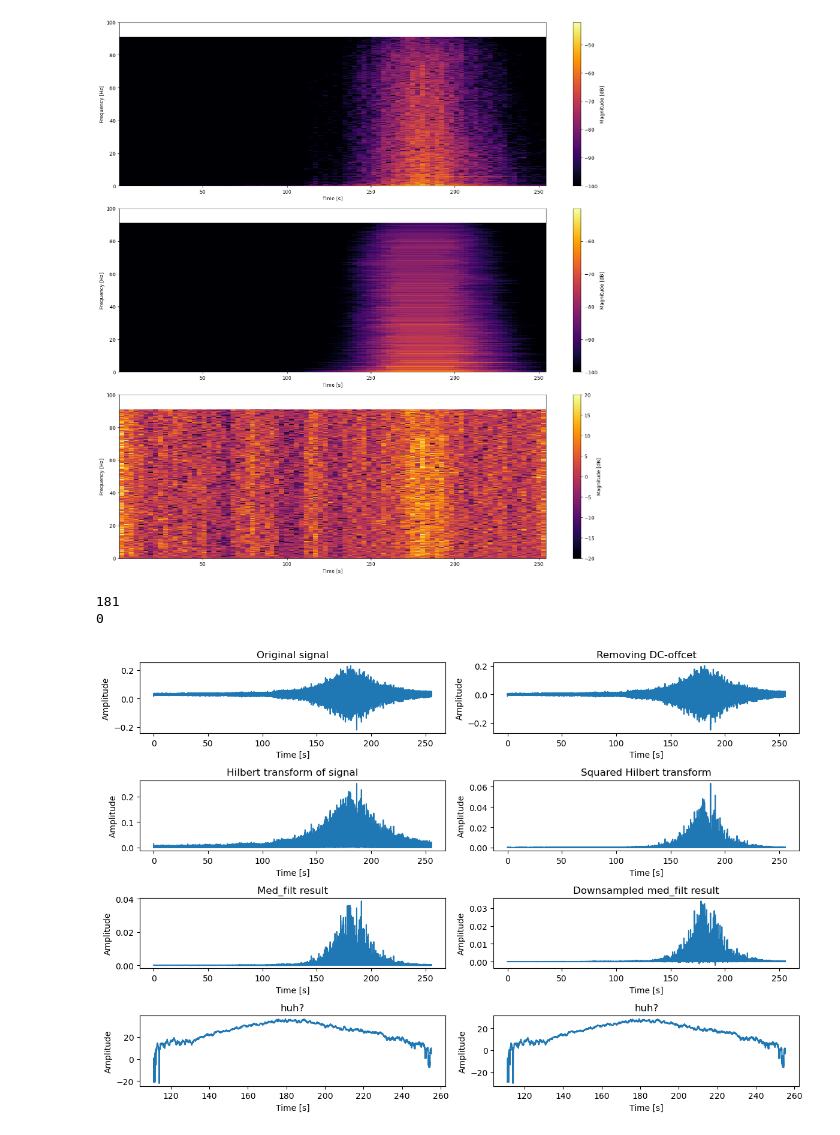
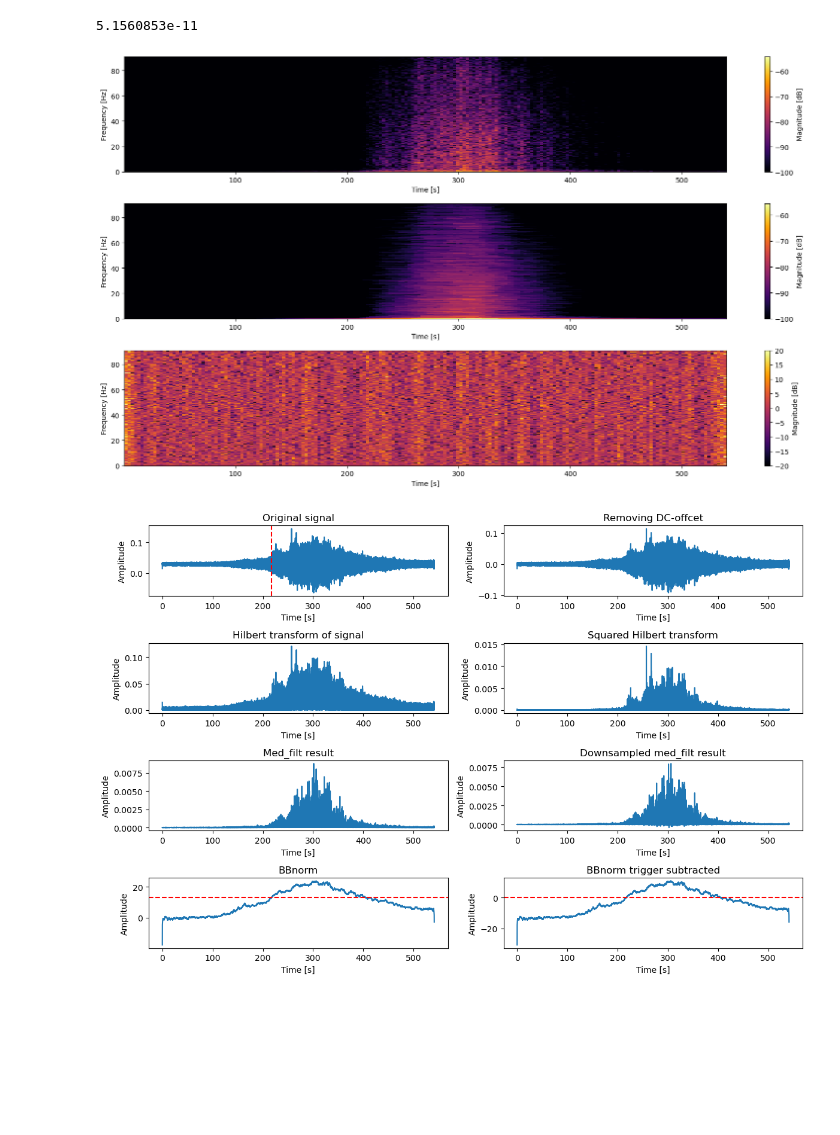
Before and after one commit to josigar123/hydrophonic-detection, a Jupyter notebook: data/Processing_scripts/Hilbert_BB.ipynb, the cells around one changed output. Cells and saved outputs as stored; diff of their text form; code cells hidden in the pictures; blank space fills up the shorter version.

Commit message:
Test ready functions for DEMON and BroadBand detection

```diff
--- a/data/Processing_scripts/Hilbert_BB.ipynb
+++ b/data/Processing_scripts/Hilbert_BB.ipynb
@@ -10,7 +10,7 @@ import numpy as np
 from scipy.signal import hilbert, resample_poly
 import librosa
 
-input_file = "/Users/christofferaaseth/Documents/GitHub/hydrophonic-detection/Sound_data/Wav_files/Cargo/003918.wav"
+input_file = "/Users/christofferaaseth/Documents/GitHub/hydrophonic-detection/Sound_data/001029.wav"
 
 #Getting data from wav file
 data_org, sr = librosa.load(input_file)
@@ -43,47 +43,63 @@ DS_t = np.linspace(0,(len(DS_h)/DS_Fs),len(DS_h))
 
 #Henter ut spectrogram for DEMON (demon_sx)
 demon_f, demon_t, demon_sx = signal.spectrogram(DS_h, DS_Fs, nperseg=600, detrend=False)
-
+print(demon_sx[0][1])
 #med filt over hver kolonne
 demon_sx_med = np.zeros((len(demon_sx),len(demon_sx[0])))
 for k in range(len(demon_sx)):
-    demon_sx_med[k] = signal.medfilt(demon_sx[k],kernel_size=25)
+    demon_sx_med[k] = signal.medfilt(demon_sx[k],kernel_size=11)
 
 demon_sx_norm = demon_sx/demon_sx_med
 
 
 # Plot spectrogram
-plt.figure(figsize=(16, 16))  # Define figure for results
+plt.figure(figsize=(16, 9))  # Define figure for results
 plt.subplot(3,1,1)
 plt.pcolormesh(demon_t, demon_f, 10*np.log10(demon_sx), vmin=-100, cmap='inferno')  # Draw spectrogram image
 plt.xlabel("Time [s]")         # Axis labels and scales
 plt.ylabel("Frequency [Hz]")
-plt.ylim(0, 100)
 plt.colorbar(label="Magnitude [dB]")  # Colorbar for intensity scale
 
 plt.subplot(3, 1, 2)
 plt.pcolormesh(demon_t, demon_f, 10*np.log10(demon_sx_med), vmin=-100, cmap='inferno')  # Draw spectrogram image
 plt.xlabel("Time [s]")         # Axis labels and scales
 plt.ylabel("Frequency [Hz]")
-plt.ylim(0, 100)
 plt.colorbar(label="Magnitude [dB]")  # Colorbar for intensity scale
 
 
 plt.subplot(3,1,3)
-plt.pcolormesh(demon_t, demon_f, 10*np.log10(demon_sx_norm), vmin=-20, vmax=20, cmap='inferno')  # Draw spectrogram image
+plt.pcolormesh(demon_t, demon_f, 10*np.log10(demon_sx_norm), vmin=-20, vmax=20,cmap='inferno')  # Draw spectrogram image
 plt.xlabel("Time [s]")         # Axis labels and scales
 plt.ylabel("Frequency [Hz]")
-plt.ylim(0, 100)
 plt.colorbar(label="Magnitude [dB]")  # Colorbar for intensity scale
 plt.tight_layout()
 # %% [output]
+5.1560853e-11
-[figure, old version]
+[figure, new version]
 # %%
+noice_t_start = 0
+window_size = 2.5
+trigger = 13
+noice_t_stop = int((noice_t_start+window_size)*DS_Fs)
+noice = np.mean(DS_h[noice_t_start:noice_t_stop])
+
+#If even +1, if odd ok
+kernel_size = int(window_size*DS_Fs)+int(int(window_size*DS_Fs) % 2 == 0)
+
+signal_1 = 10*np.log10(signal.medfilt(DS_h,kernel_size=kernel_size)/noice) - trigger
+try:
+    indices = np.where(signal_1 > 0)[0]
+    Trigger_time_1 = indices[0]/DS_Fs
+except:
+    Trigger_time_1 = 0
+    print("trigger too high")
+
 #plotting results
 plt.figure(figsize=(12,8))
 
 plt.subplot(4,2,1)
 plt.plot(t,data_offcet)
+plt.axvline(x=Trigger_time_1,color='red',linestyle='--')
 plt.title("Original signal")
 plt.xlabel("Time [s]")
 plt.ylabel("Amplitude")
@@ -118,39 +134,26 @@ plt.title("Downsampled med_filt result")
 plt.xlabel("Time [s]")
 plt.ylabel("Amplitude")
 
-noice_t_start = 1
-window_size = 1
-trigger = 8
-noice_t_stop = int((noice_t_start+window_size)*DS_Fs)
-noice = np.mean(DS_h[noice_t_start:noice_t_stop])
 
-#If even +1, if odd ok
-print(int(window_size*DS_Fs))
-print(int((window_size*DS_Fs) % 2 == 0))
-kernel_size = int(window_size*DS_Fs)+int(int(window_size*DS_Fs) % 2 == 0)
-
-signal_1 = 10*np.log10((signal.medfilt(DS_h,kernel_size=kernel_size)/noice) - trigger)
-indices = np.where(signal_1 > 0)[0]
-Trigger_time_1 = indices[0]/DS_Fs
 
 plt.subplot(4,2,7)
 plt.plot(DS_t,signal_1 + trigger)
-plt.title("huh?")
+plt.axhline(y=trigger, color='red', linestyle='--', label="Trigger")
+plt.title("BBnorm")
 plt.xlabel("Time [s]")
 plt.ylabel("Amplitude")
 
 plt.subplot(4,2,8)
 plt.plot(DS_t,signal_1)
-plt.title("huh?")
+plt.axhline(y=0, color='red', linestyle='--', label="Trigger")
+plt.title("BBnorm trigger subtracted")
 plt.xlabel("Time [s]")
 plt.ylabel("Amplitude")
 
 plt.tight_layout()
 plt.show()
 # %% [output]
-181
-0
-[figure, old version]
+[figure, new version]
 # %%
 #Hilbert spectrogram
 def plot_spectrogram(x, t, fs, n_segment, f_max, s_min):
```
Also changed, not shown: parts of 1 cell of this notebook, 4 other files.
